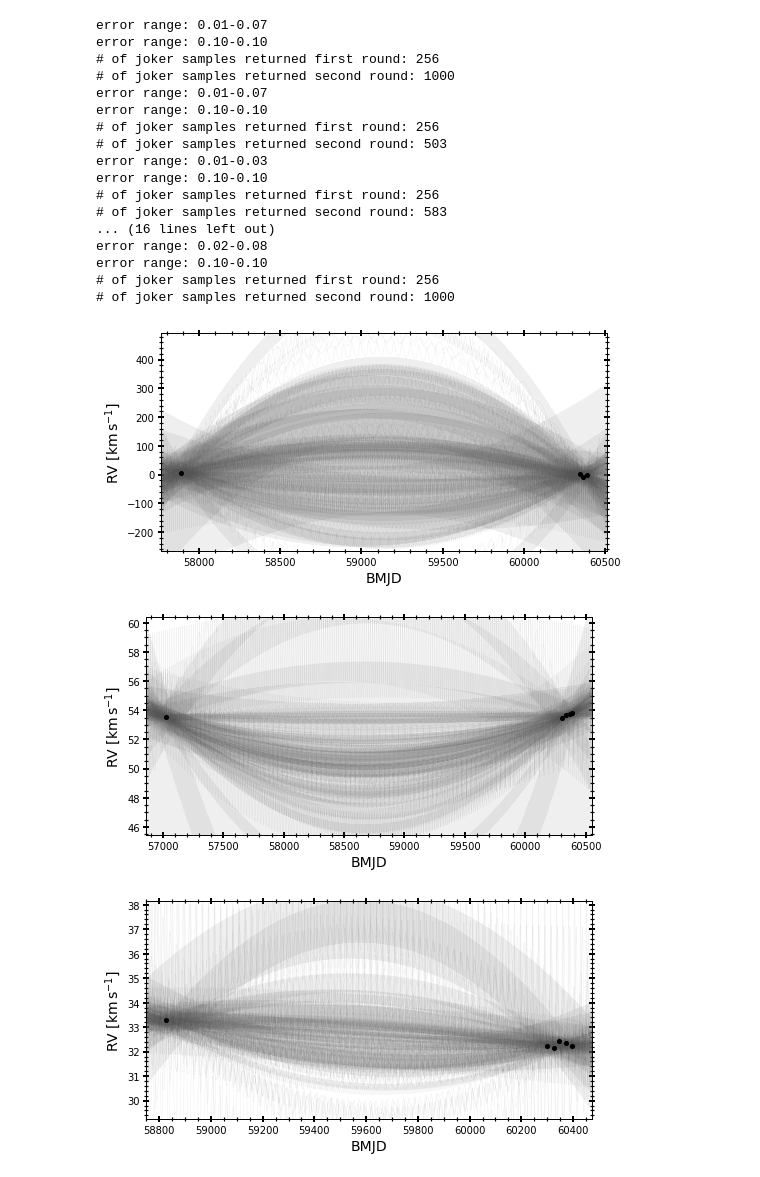
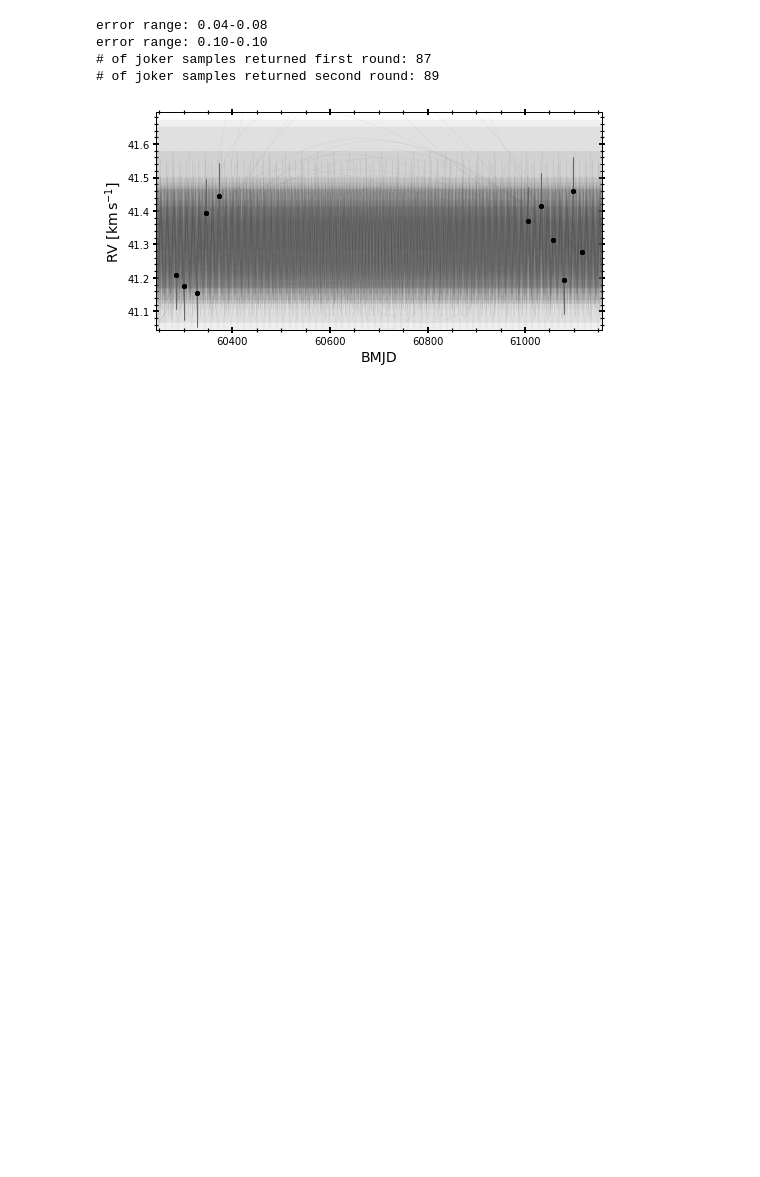
Before and after one commit to MaryumSayeed/ESPRESSO, a Jupyter notebook: scripts/run_joker.ipynb, the cells around one changed output. Drawn from its saved outputs; the diff is of its cells as text; code cells hidden in the pictures; blank space fills up the shorter version.

```diff
--- a/scripts/run_joker.ipynb
+++ b/scripts/run_joker.ipynb
@@ -34,8 +32,6 @@ vlt = EarthLocation.of_site('paranal')  # the easiest way... but requires intern
 # %%
-rv_df = pd.read_csv('rv_df.csv')
-comb_df = pd.read_csv('combined_rvs.csv')
-
-
+rv_df = pd.read_csv('rv_df_new.csv')
+comb_df = pd.read_csv('combined_rvs_new.csv')
 ids = comb_df.GALAH_ID.unique()
 # for i in ids:
 #     dt = comb_df[comb_df.GALAH_ID==i]
@@ -44,4 +40,4 @@ ids = comb_df.GALAH_ID.unique()
 #     plt.title(rv_df[rv_df.galah_id==i].RG_id.values[0])
 #     plt.show()
 
-rv_df[rv_df.program==112].RG_id.tolist()
+#rv_df[rv_df.program==116].RG_id.tolist()
@@ -99,5 +92,8 @@ import thejoker.units as xu
 # %%
-def test_tj(obj,program,Pi,Pf,force_joker=False,K0=20, max_posterior=256, error=0.1,chains=2, prior_size=50_000,save=False,MCMC=False):
+def test_tj(obj,program,Pi,Pf,force_joker=False,
+            K0=20, max_posterior=256,
+            error=0.1,chains=2,
+            prior_size=50_000,save=False,MCMC=False):
     plt.rcParams['figure.facecolor']    = 'white'
     galah_id = rv_df[(rv_df.RG_id==obj) & (rv_df.program==program)].galah_id.values[0]
     dtemp         = comb_df[comb_df.GALAH_ID==galah_id]
@@ -207,10 +203,10 @@ def test_tj(obj,program,Pi,Pf,force_joker=False,K0=20, max_posterior=256, error=
             colnames = []
             # ==== 3 body ====
             #truth = ['P','e','omega','M0','K','v0', 'v1', 'v2','s']
-            truth = ['P','e','K','v0', 'v1', 'v2','s']
+#             truth = ['P','e','K','v0', 'v1', 'v2','s']
             # ==== 2 body ====
             #truth = ['P','e','omega','M0','K','v0','s']
-#             truth = ['P','e','K','v0','s']
+            truth = ['P','e','K','v0','s']
 
             for name in df.columns:
                 if name in truth:
@@ -221,7 +217,7 @@ def test_tj(obj,program,Pi,Pf,force_joker=False,K0=20, max_posterior=256, error=
                                 quantiles=[0.16, 0.5, 0.84],
                                 show_titles=True,
                                 title_kwargs={"fontsize": 12}) #, truths=truths)
-            if save: fig.savefig('../joker_samples_3body/%s_RG%s_%s_corner.png'%(program, obj, DATE),bbox_inches='tight',dpi=200)
+            if save: fig.savefig('../joker_samples/%s_RG%s_%s_corner.png'%(program, obj, DATE),bbox_inches='tight',dpi=200)
             return prior_samples, joker_samples, mcmc_samples, trace, prior.par_names#az.summary(trace, var_names=prior.par_names)
         else:
             joker_samples = joker.rejection_sample(data, prior_samples,
@@ -236,7 +232,7 @@ def test_tj(obj,program,Pi,Pf,force_joker=False,K0=20, max_posterior=256, error=
                     data=data,
                     ax=ax,
                 )
-            if save: fig.savefig('../joker_samples_3body/%s_RG%s_%s.png'%(program,obj,DATE),bbox_inches='tight',dpi=100)
+            if save: fig.savefig('../joker_samples/%s_RG%s_%s.png'%(program,obj,DATE),bbox_inches='tight',dpi=100)
 
             return prior_samples, joker_samples, -999, -999, prior.par_names#az.summary(trace, var_names=prior.par_names)
 
@@ -254,46 +250,31 @@ def test_tj(obj,program,Pi,Pf,force_joker=False,K0=20, max_posterior=256, error=
         '''
 # %%
 obj_to_run  = {}
-program     = 112
+program     = 116
 version     = 1
 force_joker = False
 
-for k in [23, 1, 2, 4, 5, 6, 7, 14]:
+for k in np.arange(1,26):
     obj_to_run[k] = [test_tj(k, program, force_joker=force_joker,
-                             max_posterior=1_000, Pi=1, Pf=100, chains=2,
-                             prior_size=100_000, save=True, MCMC=True)]
+                             max_posterior=100_000, Pi=1, Pf=3000, chains=2,
+                             prior_size=10_00_000, save=True, MCMC=True)]
 
     # save mcmc
-    save_dir = '../joker_samples_3body/%s_%s_mcmc_%s.pickle'%(program,k,version)
+    save_dir = '../joker_samples/%s_%s_mcmc_%s.pickle'%(program,k,version)
     with open(save_dir, 'wb') as handle:
         pickle.dump(obj_to_run[k][0][2], handle, protocol=pickle.HIGHEST_PROTOCOL)
 
     # save trace
-    save_dir = '../joker_samples_3body/%s_%s_trace_%s.pickle'%(program,k,version)
+    save_dir = '../joker_samples/%s_%s_trace_%s.pickle'%(program,k,version)
     with open(save_dir, 'wb') as handle:
         pickle.dump(obj_to_run[k][0][-2], handle, protocol=pickle.HIGHEST_PROTOCOL)
 
     # save joker samples
-    save_dir = '../joker_samples_3body/%s_%s_joker_%s.hdf5'%(program,k,version)
+    save_dir = '../joker_samples/%s_%s_joker_%s.hdf5'%(program,k,version)
     obj_to_run[k][0][1][0].write(save_dir, overwrite=True)
 # %% [output]
-error range: 0.01-0.07
+error range: 0.04-0.08
 error range: 0.10-0.10
-# of joker samples returned first round: 256
-# of joker samples returned second round: 1000
-error range: 0.01-0.07
-error range: 0.10-0.10
-# of joker samples returned first round: 256
-# of joker samples returned second round: 503
-error range: 0.01-0.03
-error range: 0.10-0.10
-# of joker samples returned first round: 256
-# of joker samples returned second round: 583
-... (16 lines left out)
-error range: 0.02-0.08
-error range: 0.10-0.10
-# of joker samples returned first round: 256
-# of joker samples returned second round: 1000
+# of joker samples returned first round: 87
+# of joker samples returned second round: 89
-[figure, old version]
+[figure, new version]
-[figure, removed]
-[figure, removed]
```
Also changed, not shown: parts of 5 cells of this notebook, 3 other files.
